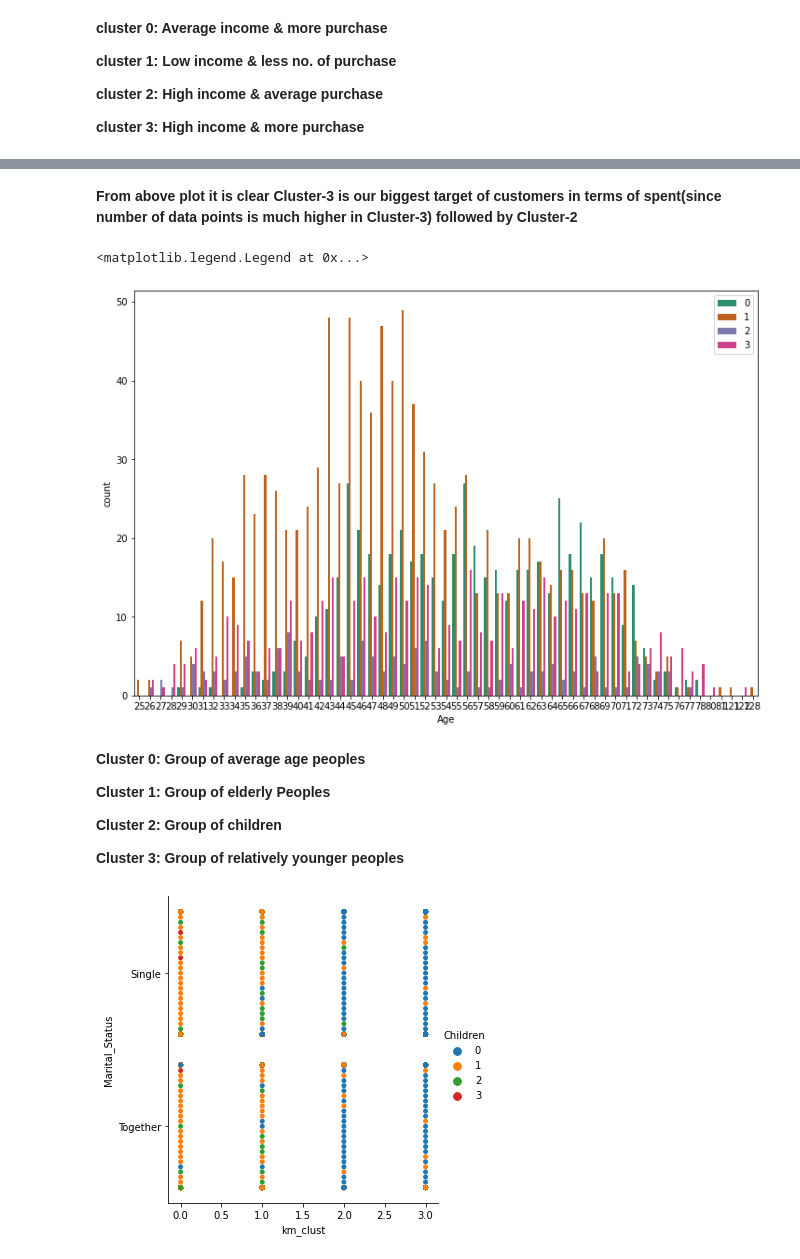
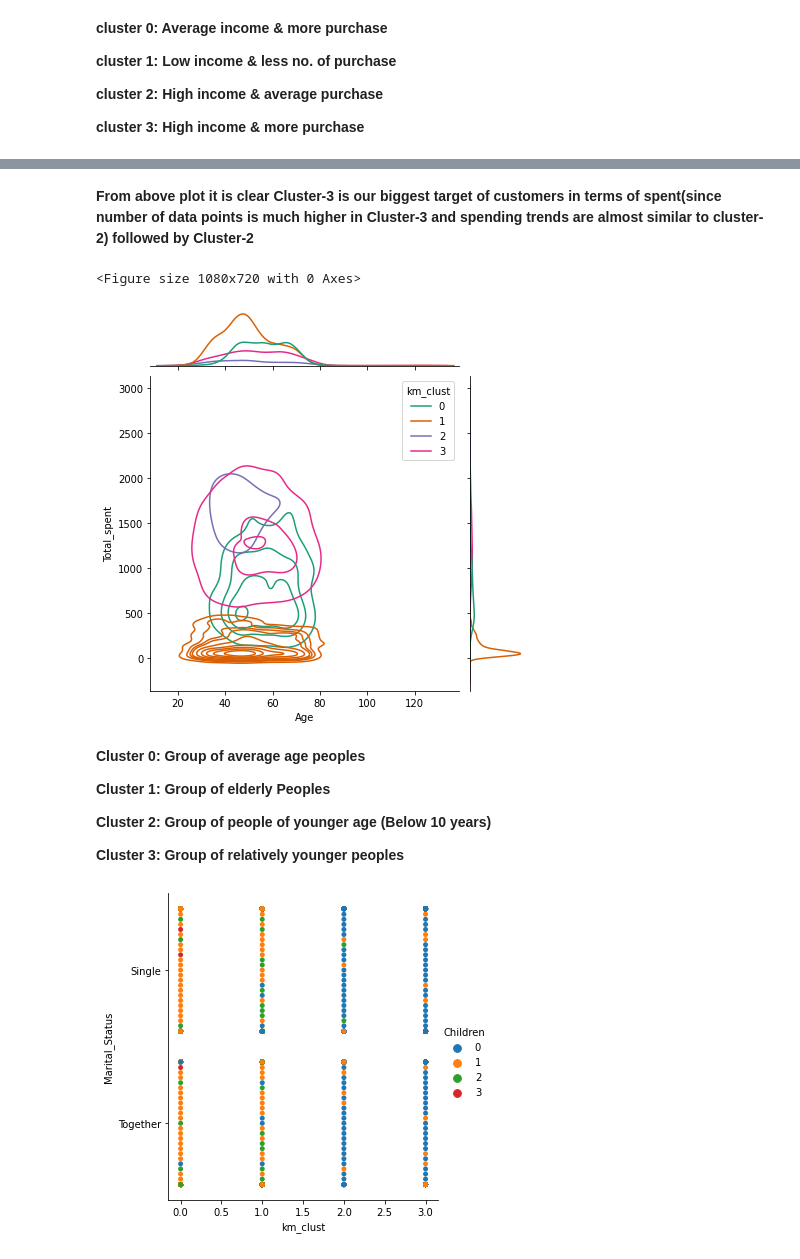
Before and after one commit to RiteshopShrivastava/Customer_Behavior_Analysis, a Jupyter notebook: Customer_Behaviour_Analysis.ipynb, the cells around one changed output, grey strips where cells are left out. Cells and saved outputs as stored; diff of their text form; code cells hidden in the pictures.

```diff
--- a/Customer_Behaviour_Analysis.ipynb
+++ b/Customer_Behaviour_Analysis.ipynb
@@ -771,18 +793,21 @@ plt.show()
 # %% [markdown]
-**From above plot it is clear Cluster-3 is our biggest target of customers in terms of spent(since number of data points is much higher in Cluster-3) followed by Cluster-2**
+**From above plot it is clear Cluster-3 is our biggest target of customers in terms of spent(since number of data points is much higher in Cluster-3 and spending trends are almost similar to cluster-2) followed by Cluster-2**
 # %%
-plt.figure(figsize=(12,8))
-ax =sns.countplot(x=data1['Age'], hue= data1['km_clust'], palette='Dark2');
-ax.legend(loc ='upper right')
+plt.figure(figsize=(15,10))
+#ax =sns.countplot(x=data1['Age'], hue= data1['km_clust'], palette='Dark2');
+#ax.legend(loc ='upper right')
+
+sns.jointplot(x=data1['Age'], y=data1["Total_spent"], hue =data1['km_clust'], kind="kde", palette='Dark2')
+plt.show();
 # %% [output]
-<matplotlib.legend.Legend at 0x...>
+<Figure size 1080x720 with 0 Axes>
-[figure, old version]
+[figure, new version]
 # %% [markdown]
 **Cluster 0: Group of average age peoples**
 
 **Cluster 1: Group of elderly Peoples**
 
-**Cluster 2: Group of children**
+**Cluster 2: Group of people of younger age (Below 10 years)**
 
 **Cluster 3: Group of relatively younger peoples**
 # %%
```
Also changed, not shown: parts of 10 cells of this notebook.
